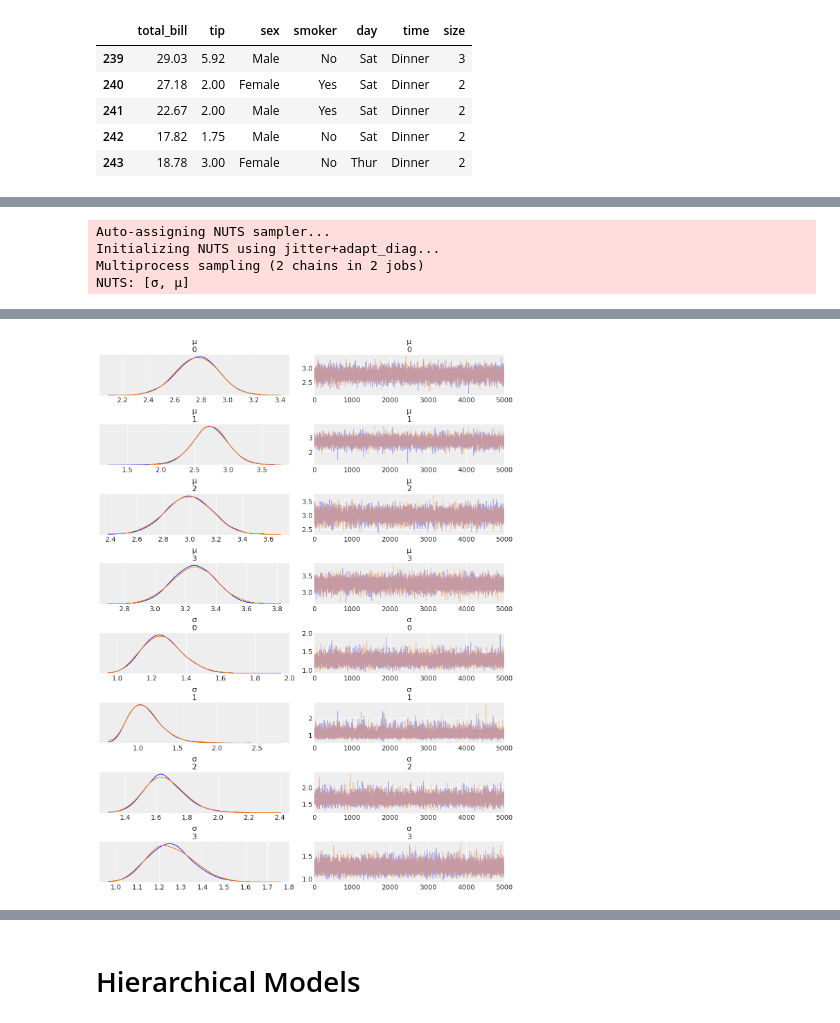
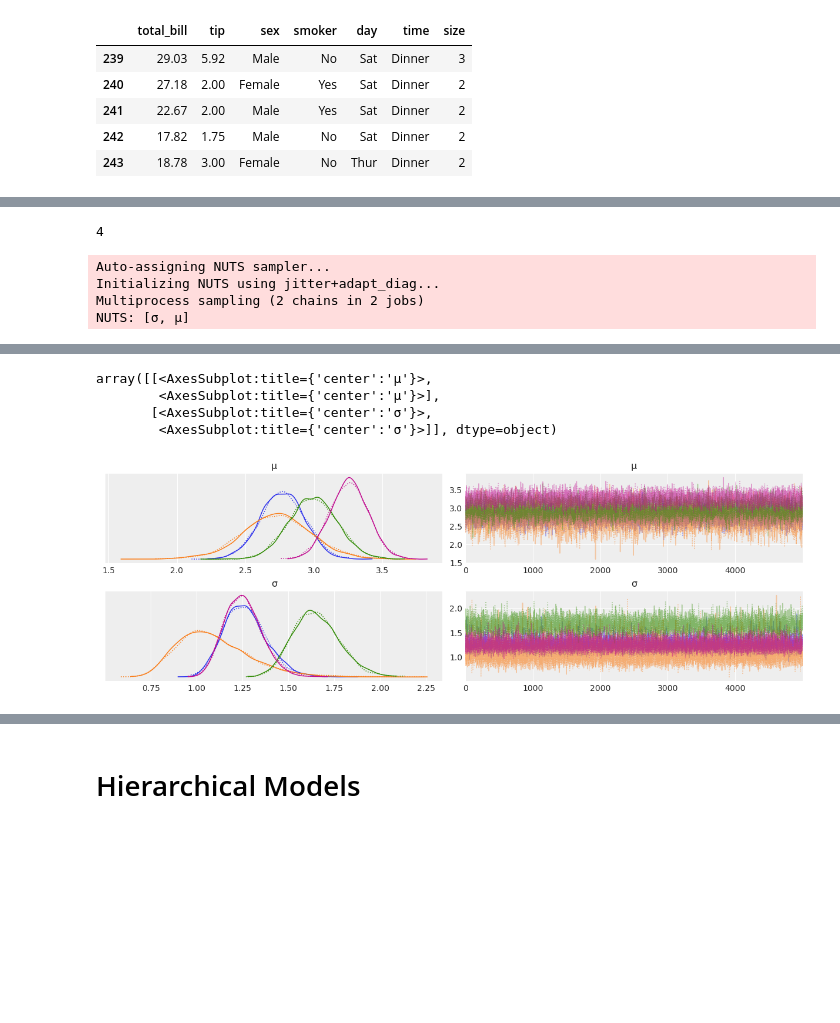
Before and after one commit to Vedia-JerezDaniel/Bayesi_py, a Jupyter notebook: Chapter02/02 Programming probabilistically.ipynb, the cells around one changed output, grey strips where cells are left out. Cells and saved outputs as stored; diff of their text form; code cells hidden in the pictures; blank space fills up the shorter version.

```diff
--- a/Chapter02/02 Programming probabilistically.ipynb
+++ b/Chapter02/02 Programming probabilistically.ipynb
@@ -264,18 +265,19 @@ plt.savefig('B11197_02_16.png', dpi=300)
 # %%
 tip = tips['tip'].values
-idx = pd.Categorical(tips['day'],
-                     categories=['Thur', 'Fri', 'Sat', 'Sun']).codes
+idx = pd.Categorical(tips['day'], categories=['Thur', 'Fri', 'Sat', 'Sun']).codes #encondes the variable
 groups = len(np.unique(idx))
+# %%
+groups
+# %% [output]
+4
 # %%
 with pm.Model() as comparing_groups:
     μ = pm.Normal('μ', mu=0, sd=10, shape=groups)
-    σ = pm.HalfNormal('σ', sd=10, shape=groups)
-
+    σ = pm.HalfNormal('σ', sd=7.5, shape=groups)
     y = pm.Normal('y', mu=μ[idx], sd=σ[idx], observed=tip)
-
-    trace_cg = pm.sample(5000)
+    trace_cg = pm.sample(5000, cores=2)
 az.plot_trace(trace_cg)
-plt.savefig('B11197_02_17.png', dpi=300)
+# plt.savefig('B11197_02_17.png', dpi=300)
 # %% [output]
 Auto-assigning NUTS sampler...
 Initializing NUTS using jitter+adapt_diag...
@@ -284,3 +288,7 @@ NUTS: [σ, μ]
+array([[<AxesSubplot:title={'center':'μ'}>,
+        <AxesSubplot:title={'center':'μ'}>],
+       [<AxesSubplot:title={'center':'σ'}>,
+        <AxesSubplot:title={'center':'σ'}>]], dtype=object)
-[figure, old version]
+[figure, new version]
 # %%
 dist = stats.norm()
```
Also changed, not shown: parts of 11 cells of this notebook.
